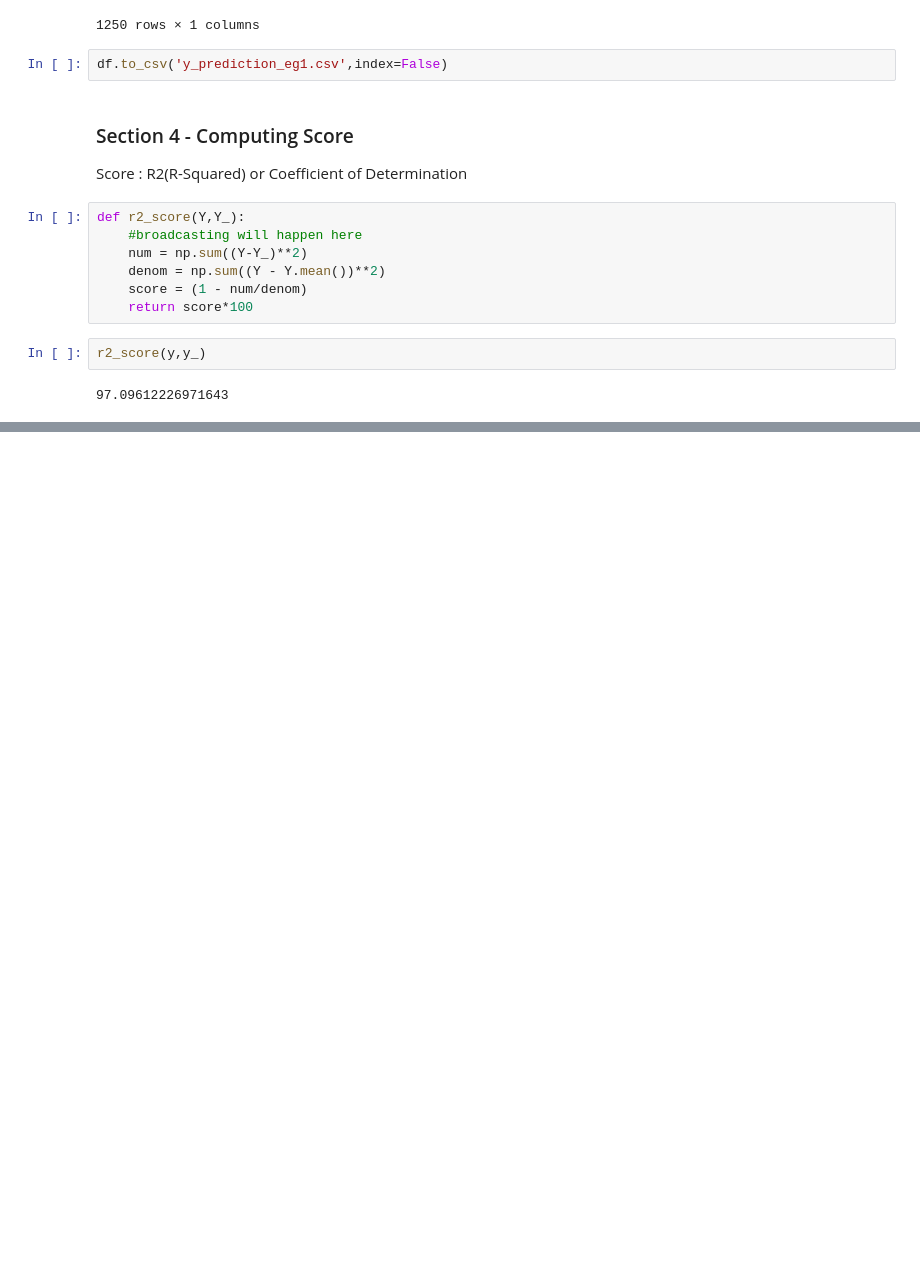
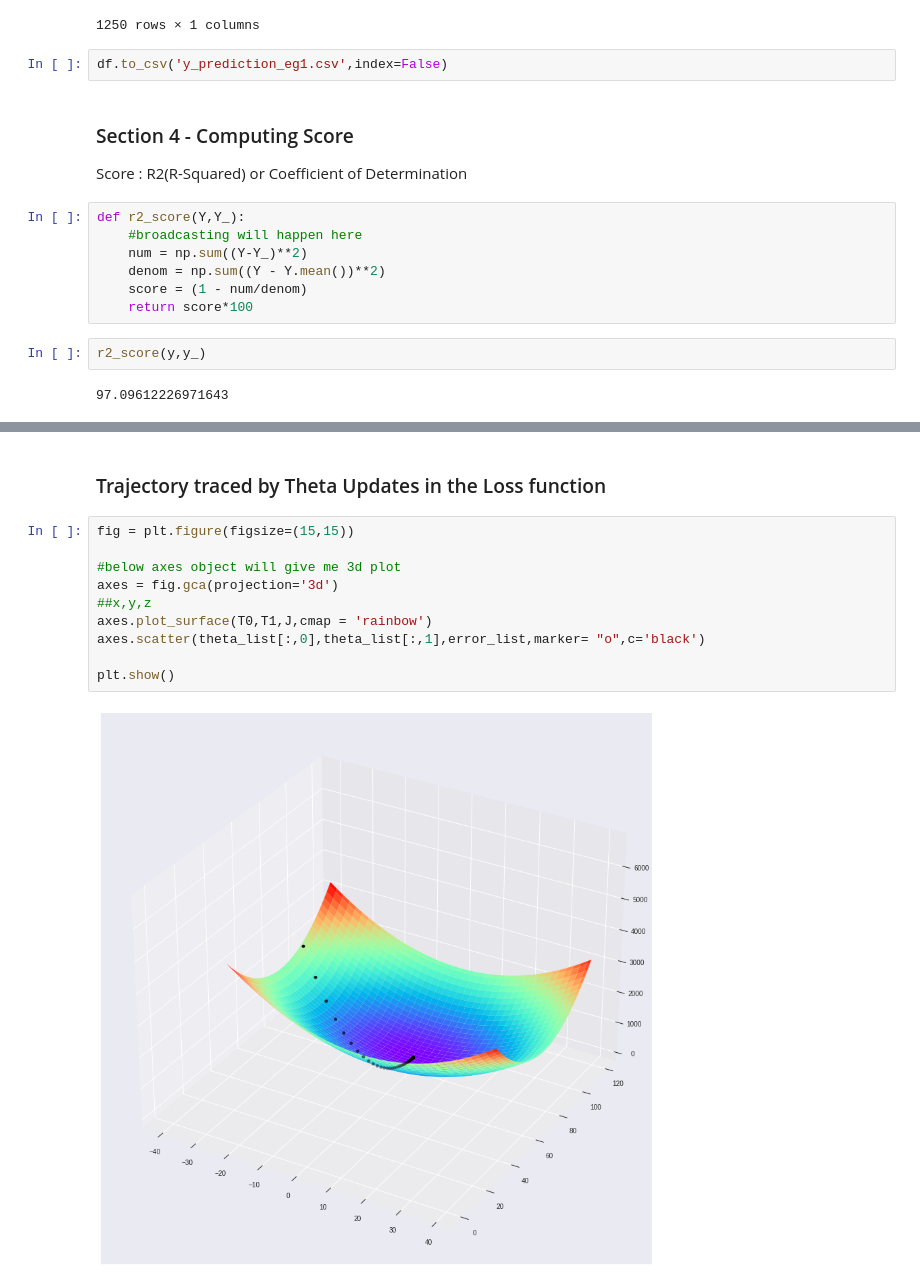
Before and after one commit to imraghavagr/Machine-Learning-from-scratch, a Jupyter notebook: 01. Linear Regression/03. example1.ipynb, the cells around one changed output, grey strips where cells are left out. Cells and saved outputs as stored; diff of their text form; blank space fills up the shorter version.

```diff
--- a/01. Linear Regression/03. example1.ipynb
+++ b/01. Linear Regression/03. example1.ipynb
@@ -191,0 +263,14 @@ r2_score(y,y_)
+# %% [markdown]
+### Trajectory traced by Theta Updates in the Loss function
+# %%
+fig = plt.figure(figsize=(15,15))
+
+#below axes object will give me 3d plot
+axes = fig.gca(projection='3d')
+##x,y,z
+axes.plot_surface(T0,T1,J,cmap = 'rainbow')
+axes.scatter(theta_list[:,0],theta_list[:,1],error_list,marker= "o",c='black')
+
+plt.show()
+# %% [output]
+[figure, added]
```
Also changed, not shown: parts of 15 cells of this notebook.
